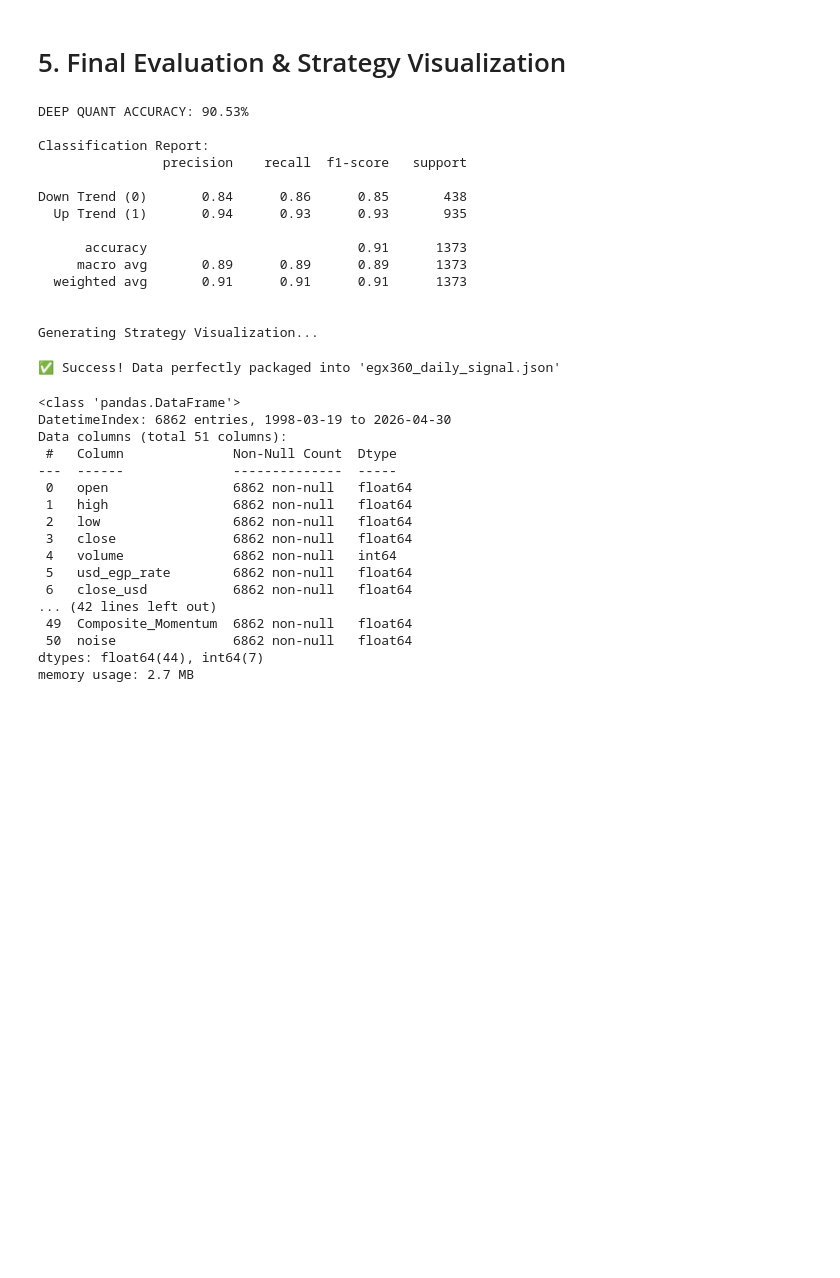
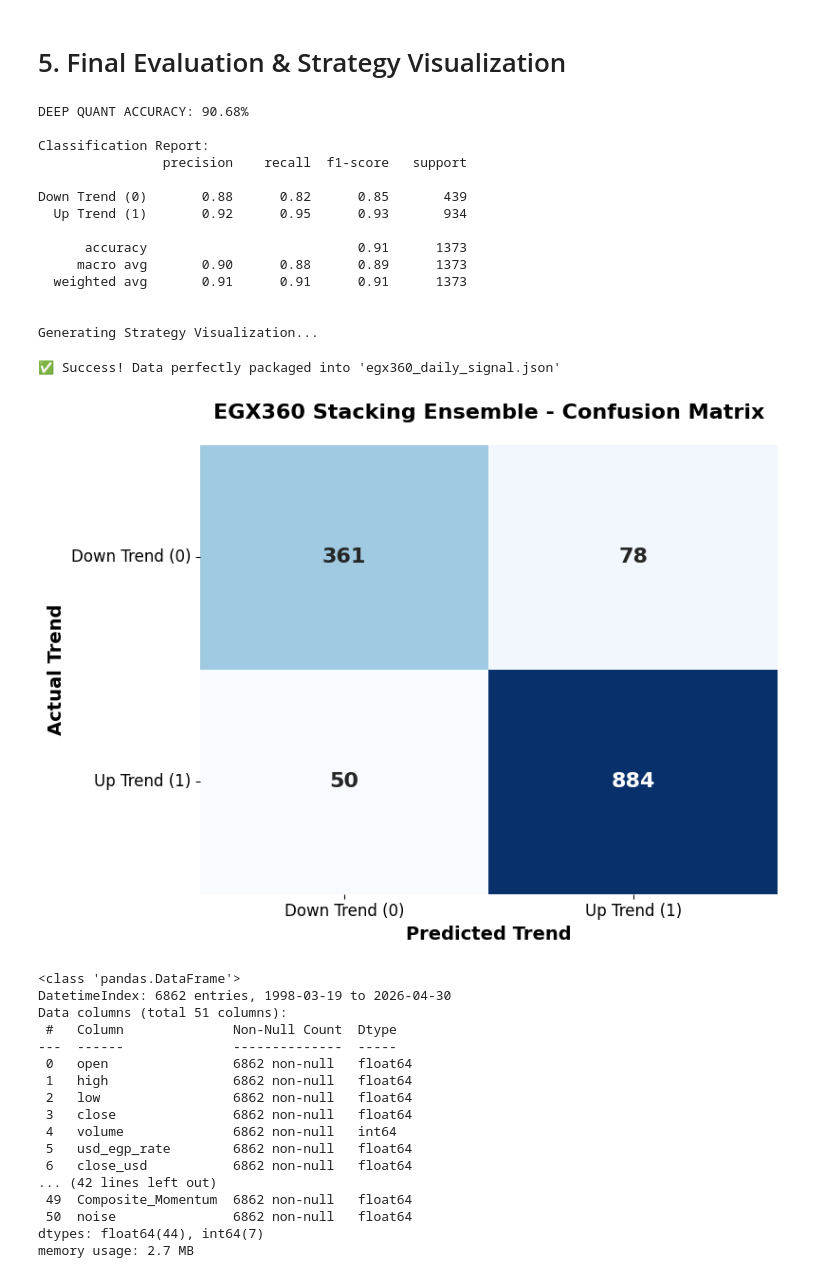
Before and after one commit to mohaaHeiba/EGX360-Graduation-Project, a Jupyter notebook: models/EGX/final_model.ipynb, the cells around one changed output. Drawn from its saved outputs; the diff is of its cells as text; code cells hidden in the pictures; blank space fills up the shorter version.

```diff
--- a/models/EGX/final_model.ipynb
+++ b/models/EGX/final_model.ipynb
@@ -145,7 +155,7 @@ The EMA assigns exponentially greater weight to recent prices. We quantify over-
 $$ EMA_t = \left( P_t \times \alpha \right) + \left( EMA_{t-1} \times (1 - \alpha) \right) $$
 $$ Dist = \frac{P_t - EMA_t}{EMA_t} $$
 # %%
-for period in [9, 10, 20, 21, 50]:
+for period in [9, 10, 20, 21,31, 50]:
     ema_col = f'EMA_{period}'
     df[ema_col] = df['close'].ewm(span=period).mean()
     df[f'dist_EMA_{period}'] = (df['close'] - df[ema_col]) / (df[ema_col] + 1e-9)
@@ -199,7 +209,7 @@ df['log_ret_lag1'] = df['log_ret'].shift(1)
 df['RSI_lag1'] = df['RSI'].shift(1)
 
 # Target: Future Trend Direction
-df['Target'] = (df['close'].shift(-1) > df['EMA_10']).astype(int)
+df['Target'] = (df['close'].shift(-1) > df['EMA_31']).astype(int)
 # %% [markdown]
 ### 1. Macro-Economic Shock Sensors (Leading Indicators)
 Technical indicators like RSI and EMA are inherently lagging—they react to price changes after they happen. In the Egyptian market, macro-shocks (devaluation or interest rate hikes) move the market instantly. These "Flags" act as leading indicators, giving the model an immediate signal to override technical noise during crises.
@@ -445,16 +455,16 @@ fig_test.add_trace(go.Scatter(x=sell_signals['timestamp'], y=sell_signals['EMA_1
 fig_test.update_layout(title='EGX360 Live Signals: Predictions vs Actual', yaxis_title='Price (EGP)', template='plotly_white', hovermode='x unified')
 fig_test.show()
 # %% [output]
-DEEP QUANT ACCURACY: 90.53%
+DEEP QUANT ACCURACY: 90.68%
 
 Classification Report:
                 precision    recall  f1-score   support
 
-Down Trend (0)       0.84      0.86      0.85       438
-  Up Trend (1)       0.94      0.93      0.93       935
+Down Trend (0)       0.88      0.82      0.85       439
+  Up Trend (1)       0.92      0.95      0.93       934
 
       accuracy                           0.91      1373
-     macro avg       0.89      0.89      0.89      1373
+     macro avg       0.90      0.88      0.89      1373
   weighted avg       0.91      0.91      0.91      1373
 
 
@@ -566,6 +576,28 @@ with open(output_filename, 'w', encoding='utf-8') as f:
 print(f"✅ Success! Data perfectly packaged into '{output_filename}'")
 # %% [output]
 ✅ Success! Data perfectly packaged into 'egx360_daily_signal.json'
+# %%
+# 1. Generate the matrix numbers
+cm = confusion_matrix(y_test, y_pred)
+
+# 2. Plotting the heatmap
+plt.figure(figsize=(8, 6))
+sns.heatmap(cm, annot=True, fmt='d', cmap='Blues', cbar=False,
+            xticklabels=['Down Trend (0)', 'Up Trend (1)'],
+            yticklabels=['Down Trend (0)', 'Up Trend (1)'],
+            annot_kws={"size": 16, "weight": "bold"}) # Make numbers large and readable
+
+# 3. Styling for thesis publication
+plt.title('EGX360 Stacking Ensemble - Confusion Matrix', fontsize=16, fontweight='bold', pad=20)
+plt.xlabel('Predicted Trend', fontsize=14, fontweight='bold')
+plt.ylabel('Actual Trend', fontsize=14, fontweight='bold')
+plt.xticks(fontsize=12)
+plt.yticks(fontsize=12, rotation=0)
+
+plt.tight_layout()
+plt.show()
+# %% [output]
+[figure, added]
 # %%
 df.info()
 # %% [output]
```
Also changed, not shown: parts of 3 cells of this notebook, 12 other files.
